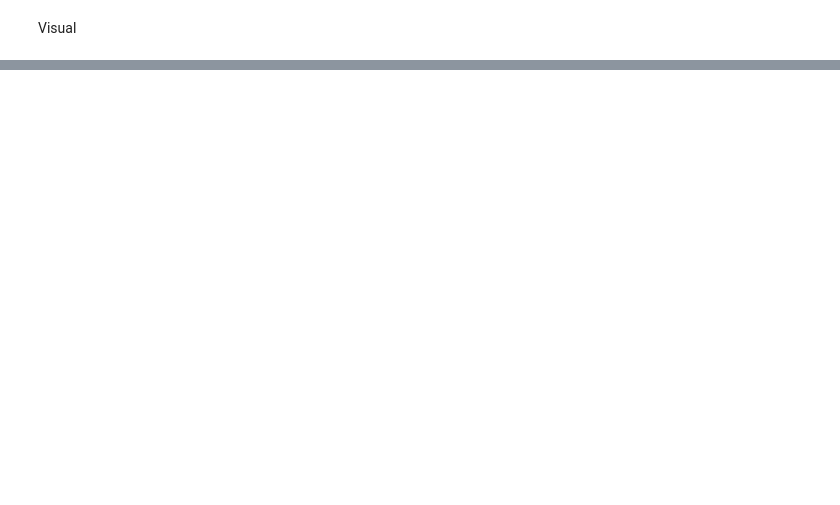
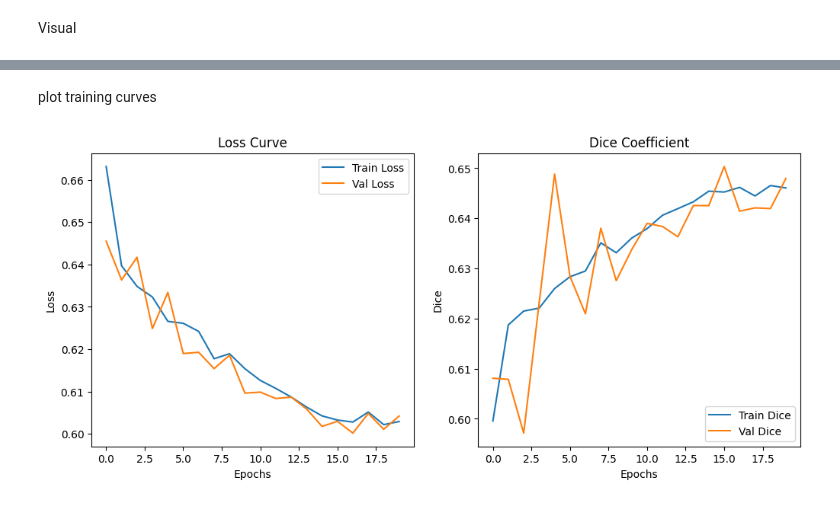
Before and after one commit to nandhureji1731/springboardmentor5959e, a Jupyter notebook: oil_spill__detection.ipynb, the cells around one changed output, grey strips where cells are left out. Saved outputs shown, nothing was run; the diff lists cells and outputs as text; code cells hidden in the pictures; blank space fills up the shorter version.

```diff
--- a/oil_spill__detection.ipynb
+++ b/oil_spill__detection.ipynb
@@ -320,0 +362,29 @@ show_predictions(model, X_val, Y_val, num=3)
+# %% [markdown]
+plot training curves
+# %%
+def plot_training(history):
+    plt.figure(figsize=(12,5))
+
+    # Loss
+    plt.subplot(1,2,1)
+    plt.plot(history.history["loss"], label="Train Loss")
+    plt.plot(history.history["val_loss"], label="Val Loss")
+    plt.title("Loss Curve")
+    plt.xlabel("Epochs")
+    plt.ylabel("Loss")
+    plt.legend()
+
+    # Dice Coefficient
+    plt.subplot(1,2,2)
+    plt.plot(history.history["dice_coef"], label="Train Dice")
+    plt.plot(history.history["val_dice_coef"], label="Val Dice")
+    plt.title("Dice Coefficient")
+    plt.xlabel("Epochs")
+    plt.ylabel("Dice")
+    plt.legend()
+
+    plt.show()
+
+plot_training(history)
+# %% [output]
+[figure, added]
```
Also changed, not shown: parts of 12 cells of this notebook.
